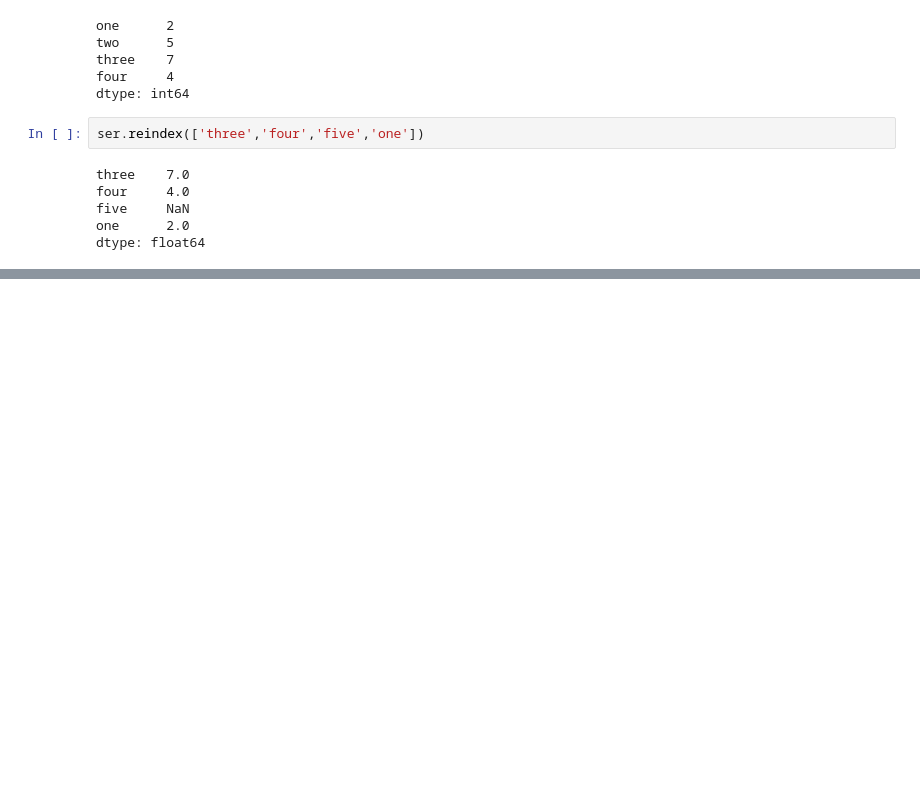
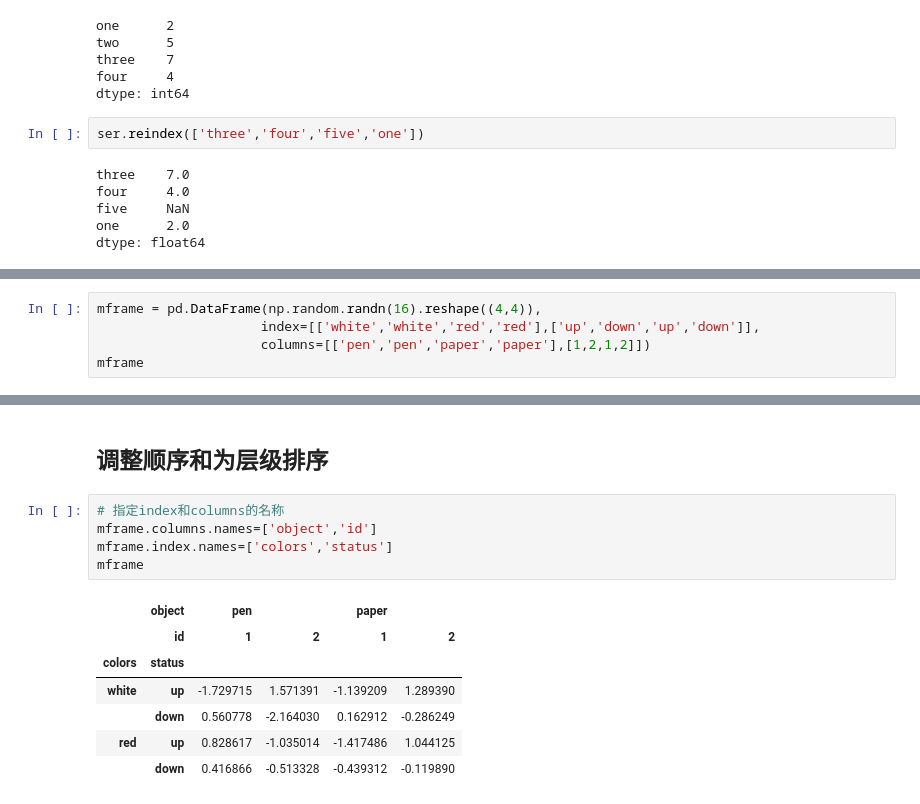
Before and after one commit to gaufung/Data_Analytics_Learning_Note, a Jupyter notebook: pandas.ipynb, the cells around one changed output, grey strips where cells are left out. Drawn from its saved outputs; the diff is of its cells as text; blank space fills up the shorter version.

```diff
--- a/pandas.ipynb
+++ b/pandas.ipynb
@@ -473,0 +1081,5 @@ dtype: float64
+# %%
+mframe = pd.DataFrame(np.random.randn(16).reshape((4,4)),
+                     index=[['white','white','red','red'],['up','down','up','down']],
+                     columns=[['pen','pen','paper','paper'],[1,2,1,2]])
+mframe
@@ -473,0 +1093,15 @@ dtype: float64
+# %% [markdown]
+## 调整顺序和为层级排序
+# %%
+# 指定index和columns的名称
+mframe.columns.names=['object','id']
+mframe.index.names=['colors','status']
+mframe
+# %% [output]
+|  | object | pen |  | paper |  |
+|  | id | 1 | 2 | 1 | 2 |
+| colors | status |  |  |  |  |
+| white | up | -1.729715 | 1.571391 | -1.139209 | 1.289390 |
+|  | down | 0.560778 | -2.164030 | 0.162912 | -0.286249 |
+| red | up | 0.828617 | -1.035014 | -1.417486 | 1.044125 |
+|  | down | 0.416866 | -0.513328 | -0.439312 | -0.119890 |
```
Also changed, not shown: parts of 99 cells of this notebook.
